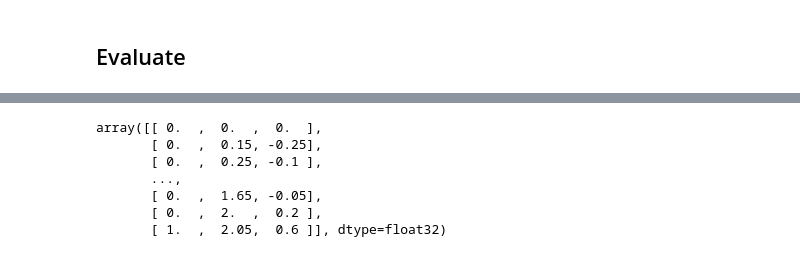
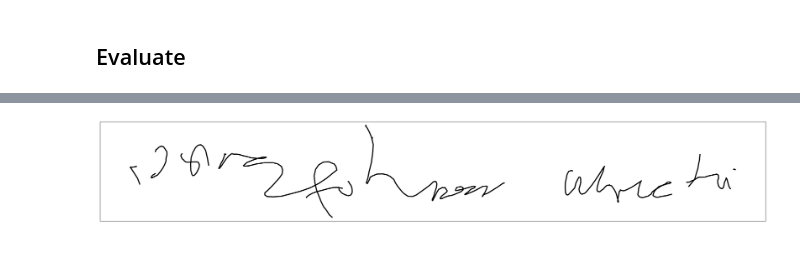
Before and after one commit to rockyyliang/handwrite, a Jupyter notebook: notebooks/prototyping.ipynb, the cells around one changed output, grey strips where cells are left out. Cells and saved outputs as stored; diff of their text form; code cells hidden in the pictures.

Commit message:
inference.py

```diff
--- a/notebooks/prototyping.ipynb
+++ b/notebooks/prototyping.ipynb
@@ -433,10 +429,52 @@ Each handwritten sentence is represented as a 2D array with T rows and 3 columns
-# %%
-stroke
-# %% [output]
-array([[ 0.  ,  0.  ,  0.  ],
-       [ 0.  ,  0.15, -0.25],
-       [ 0.  ,  0.25, -0.1 ],
-       ...,
-       [ 0.  ,  1.65, -0.05],
-       [ 0.  ,  2.  ,  0.2 ],
-       [ 1.  ,  2.05,  0.6 ]], dtype=float32)
+# %%
+'''conditional evaluation'''
+VOCAB = 65
+DEVICE = torch.device('cuda')
+
+writer = WRITER_COND(vocab_dim=65, device=DEVICE).double()
+writer.load_state_dict(torch.load('../models/final_weights/final_cond.pt'))
+writer = writer.to(DEVICE)
+
+#setup initial input
+X = torch.zeros(1,1,3)
+#X[:,:,1:] = 0.1*torch.randn(1,2)
+X = X.double().to(DEVICE)
+
+string_in = 'I was trained for 2 epochs.'
+t = make_encoded_input(string_in, length=VOCAB)
+t = torch.as_tensor(t)
+t = t.double().to(DEVICE)
+
+string_length = len(string_in)
+
+pos, end, k_use, phi, hidden_states = writer.infer(X, t)
+
+be = []
+dx = []
+dy = []
+
+for ts in range(2000):
+    with torch.no_grad():
+        pos, end, k_use, phi, hidden_states = writer.infer(X, t, k_integral=k_use, hidden_states=hidden_states)
+
+    #stopping condition mentioned in chapter 5.3
+    #the paper uses phi but my phi converges to 0 over time, so
+    #use k with a factor instead
+    if min(k_use.squeeze()) > string_length*15:
+        break
+
+    eos = sample_mix_bernoulli(end[0], end[1])
+    step = sample_mix_gaussian(pos[0], pos[1], pos[2])
+    X = torch.zeros(1,1,3)
+    X[:,:,0] = eos
+    X[:,:,1:] = step
+    X = X.double().cuda()
+
+    be.append(eos)
+    dx.append(step[0])
+    dy.append(step[1])
+
+stroke = np.column_stack((be, dx, dy))
+plot_stroke(stroke)
+# %% [output]
+[figure, added]
```
Also changed, not shown: parts of 4 cells of this notebook, 6 other files.
